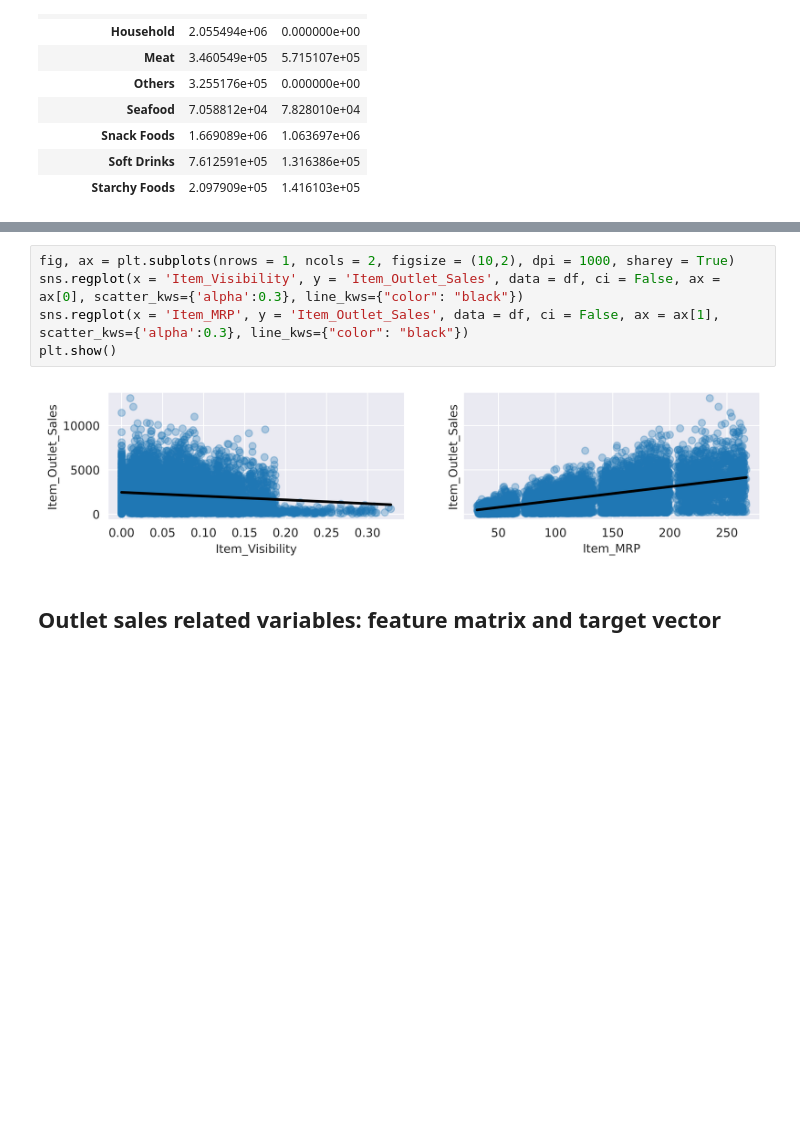
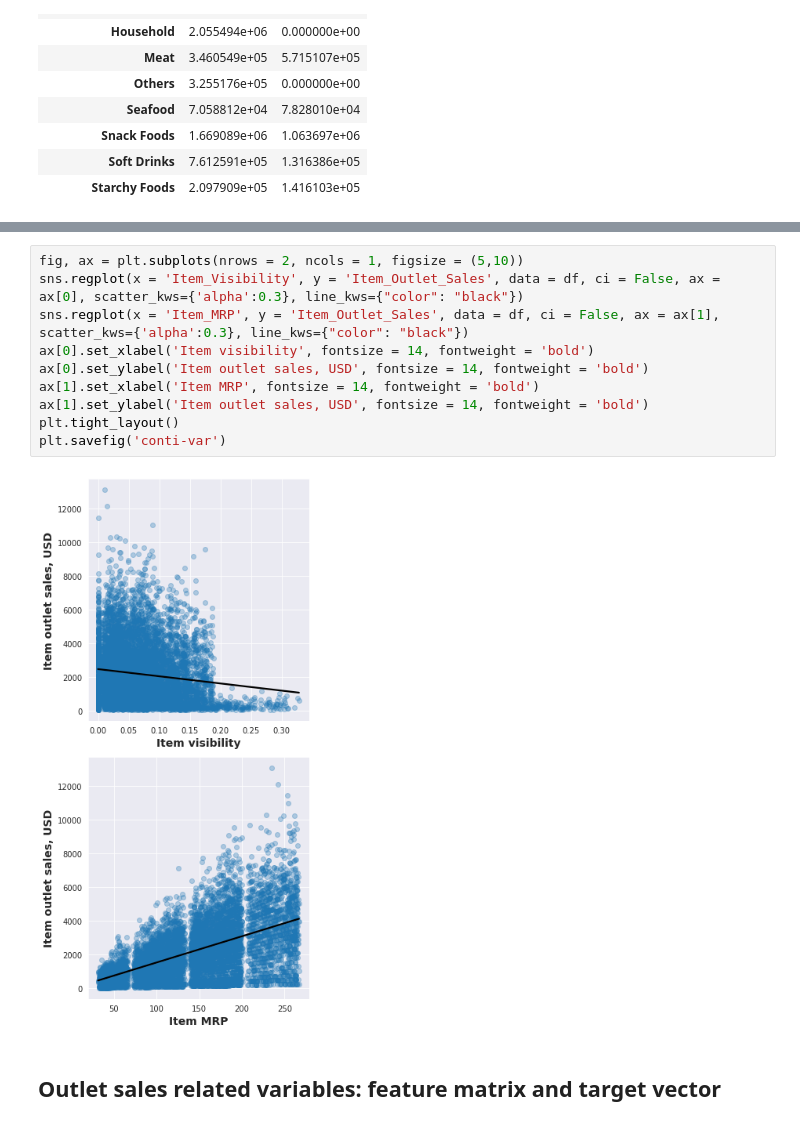
Before and after one commit to WilliamMejiaG/sales-predictions, a Jupyter notebook: Sales_predictions.ipynb, the cells around one changed output, grey strips where cells are left out. Cells and saved outputs as stored; diff of their text form; blank space fills up the shorter version.

```diff
--- a/Sales_predictions.ipynb
+++ b/Sales_predictions.ipynb
@@ -814,10 +823,15 @@ plt.tight_layout()
 # %%
-fig, ax = plt.subplots(nrows = 1, ncols = 2, figsize = (10,2), dpi = 1000, sharey = True)
+fig, ax = plt.subplots(nrows = 2, ncols = 1, figsize = (5,10))
 sns.regplot(x = 'Item_Visibility', y = 'Item_Outlet_Sales', data = df, ci = False, ax = ax[0], scatter_kws={'alpha':0.3}, line_kws={"color": "black"})
 sns.regplot(x = 'Item_MRP', y = 'Item_Outlet_Sales', data = df, ci = False, ax = ax[1], scatter_kws={'alpha':0.3}, line_kws={"color": "black"})
-plt.show()
+ax[0].set_xlabel('Item visibility', fontsize = 14, fontweight = 'bold')
+ax[0].set_ylabel('Item outlet sales, USD', fontsize = 14, fontweight = 'bold')
+ax[1].set_xlabel('Item MRP', fontsize = 14, fontweight = 'bold')
+ax[1].set_ylabel('Item outlet sales, USD', fontsize = 14, fontweight = 'bold')
+plt.tight_layout()
+plt.savefig('conti-var')
 # %% [output]
-[figure, old version]
+[figure, new version]
 # %% [markdown]
 ## Outlet sales related variables: feature matrix and target vector
 # %%
```
Also changed, not shown: parts of 26 cells of this notebook.
